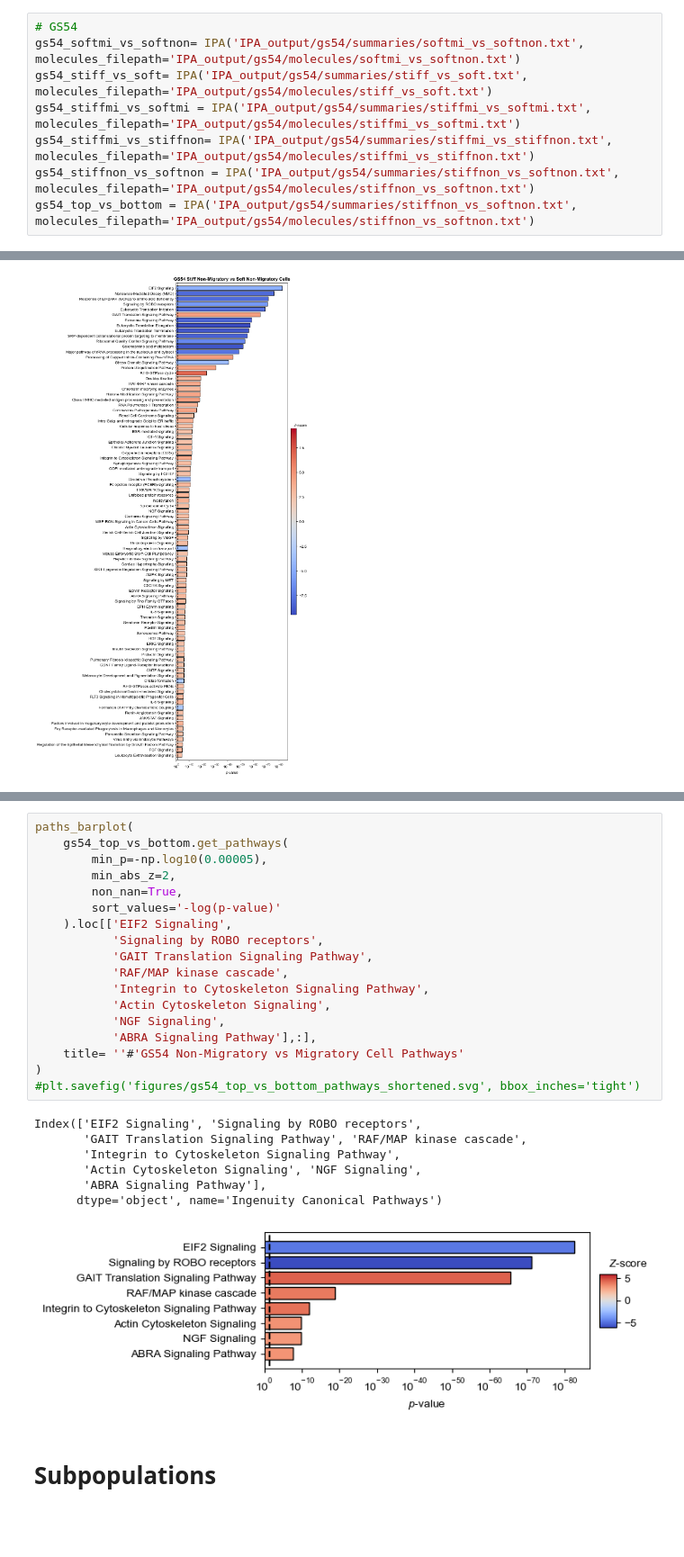
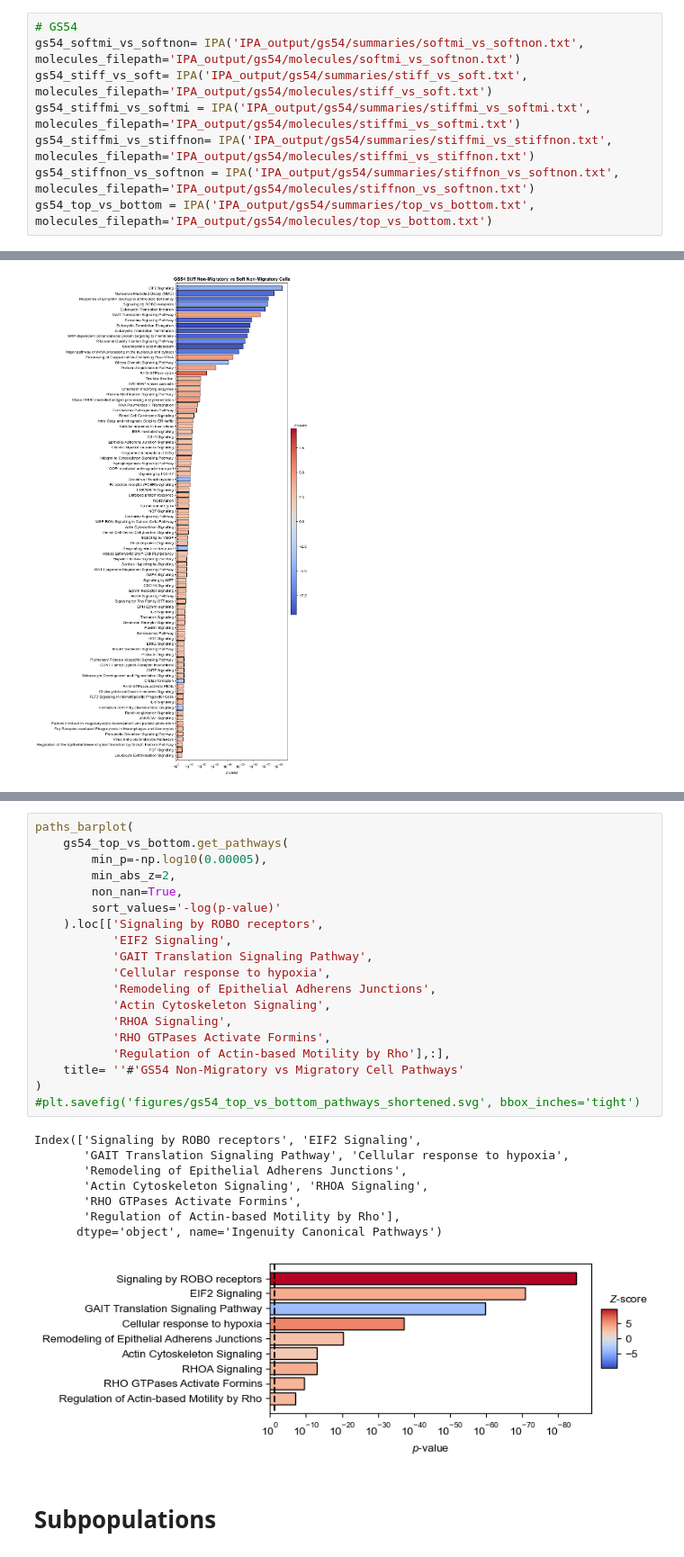
Before and after one commit to taliasanazzaro/Galectin-1_Invasive_Subpopulations, a Jupyter notebook: Sequencing/HK177-GS54_ipa_pathways.ipynb, the cells around one changed output, grey strips where cells are left out. Shown at 90% size. Drawn from its saved outputs; the diff is of its cells as text; blank space fills up the shorter version.

```diff
--- a/Sequencing/HK177-GS54_ipa_pathways.ipynb
+++ b/Sequencing/HK177-GS54_ipa_pathways.ipynb
@@ -348,7 +348,7 @@ gs54_stiff_vs_soft= IPA('IPA_output/gs54/summaries/stiff_vs_soft.txt', molecules
 gs54_stiffmi_vs_softmi = IPA('IPA_output/gs54/summaries/stiffmi_vs_softmi.txt', molecules_filepath='IPA_output/gs54/molecules/stiffmi_vs_softmi.txt')
 gs54_stiffmi_vs_stiffnon= IPA('IPA_output/gs54/summaries/stiffmi_vs_stiffnon.txt', molecules_filepath='IPA_output/gs54/molecules/stiffmi_vs_stiffnon.txt')
 gs54_stiffnon_vs_softnon = IPA('IPA_output/gs54/summaries/stiffnon_vs_softnon.txt', molecules_filepath='IPA_output/gs54/molecules/stiffnon_vs_softnon.txt')
-gs54_top_vs_bottom = IPA('IPA_output/gs54/summaries/stiffnon_vs_softnon.txt', molecules_filepath='IPA_output/gs54/molecules/stiffnon_vs_softnon.txt')
+gs54_top_vs_bottom = IPA('IPA_output/gs54/summaries/top_vs_bottom.txt', molecules_filepath='IPA_output/gs54/molecules/top_vs_bottom.txt')
 # %%
 # Anndata
 ad_hk177 = sc.read_h5ad('HK177_02_processed.h5ad')
@@ -825,29 +825,31 @@ Index(['EIF2 Signaling', 'Nonsense-Mediated Decay (NMD)',
 # %%
 paths_barplot(
     gs54_top_vs_bottom.get_pathways(
         min_p=-np.log10(0.00005),
         min_abs_z=2,
         non_nan=True,
         sort_values='-log(p-value)'
-    ).loc[['EIF2 Signaling',
-           'Signaling by ROBO receptors',
+    ).loc[['Signaling by ROBO receptors',
+           'EIF2 Signaling',
            'GAIT Translation Signaling Pathway',
-           'RAF/MAP kinase cascade',
-           'Integrin to Cytoskeleton Signaling Pathway',
+           'Cellular response to hypoxia',
+           'Remodeling of Epithelial Adherens Junctions',
            'Actin Cytoskeleton Signaling',
-           'NGF Signaling',
-           'ABRA Signaling Pathway'],:],
+           'RHOA Signaling',
+           'RHO GTPases Activate Formins',
+           'Regulation of Actin-based Motility by Rho'],:],
     title= ''#'GS54 Non-Migratory vs Migratory Cell Pathways'
 )
 #plt.savefig('figures/gs54_top_vs_bottom_pathways_shortened.svg', bbox_inches='tight')
 # %% [output]
-Index(['EIF2 Signaling', 'Signaling by ROBO receptors',
-       'GAIT Translation Signaling Pathway', 'RAF/MAP kinase cascade',
-       'Integrin to Cytoskeleton Signaling Pathway',
-       'Actin Cytoskeleton Signaling', 'NGF Signaling',
-       'ABRA Signaling Pathway'],
+Index(['Signaling by ROBO receptors', 'EIF2 Signaling',
+       'GAIT Translation Signaling Pathway', 'Cellular response to hypoxia',
+       'Remodeling of Epithelial Adherens Junctions',
+       'Actin Cytoskeleton Signaling', 'RHOA Signaling',
+       'RHO GTPases Activate Formins',
+       'Regulation of Actin-based Motility by Rho'],
       dtype='object', name='Ingenuity Canonical Pathways')
-[figure, old version]
+[figure, new version]
 # %% [markdown]
 # Subpopulations
 # %%
```
Also changed, not shown: parts of 6 cells of this notebook, 2 other files.
